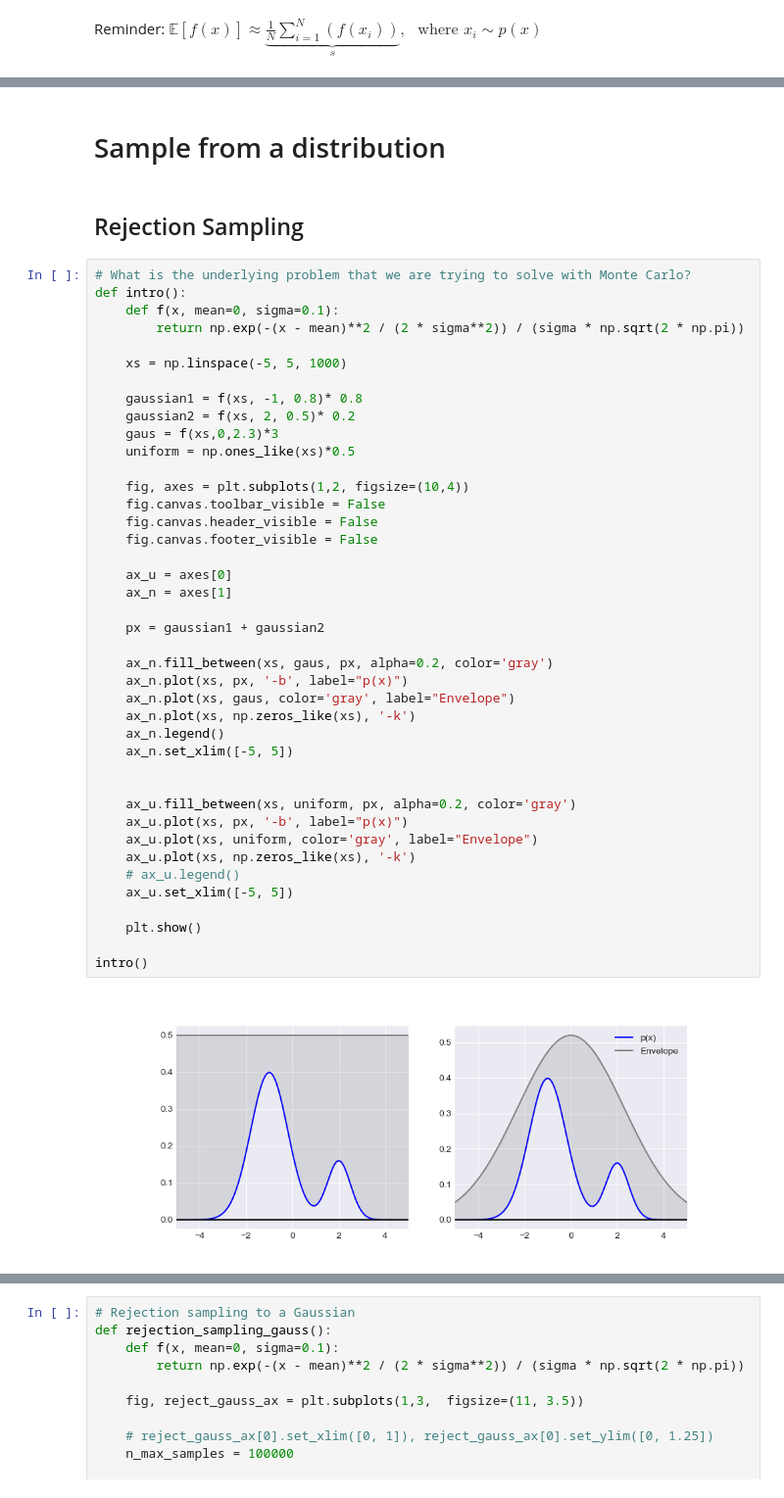
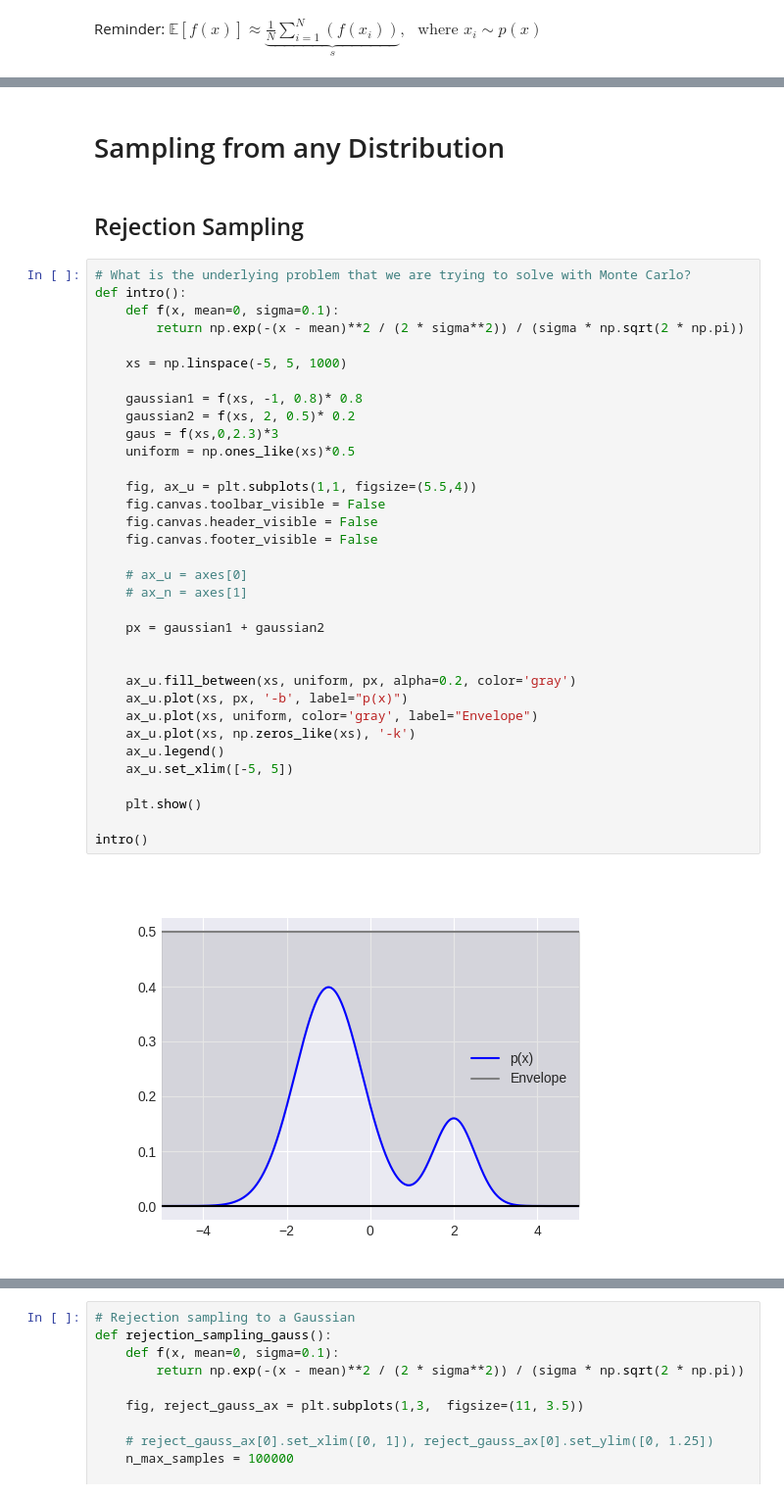
Before and after one commit to f-ilic/cib_seminar, a Jupyter notebook: overview.ipynb, the cells around one changed output, grey strips where cells are left out. Shown at 98% size. Drawn from its saved outputs; the diff is of its cells as text.

```diff
--- a/overview.ipynb
+++ b/overview.ipynb
@@ -244,48 +267,41 @@ interactive(children=(IntSlider(value=1, description='n', max=1000, min=1), IntS
 # %% [markdown]
-# Sample from a distribution
+# Sampling from any Distribution
 # %% [markdown]
 ## Rejection Sampling
 # %%
 # What is the underlying problem that we are trying to solve with Monte Carlo?
 def intro():
     def f(x, mean=0, sigma=0.1):
         return np.exp(-(x - mean)**2 / (2 * sigma**2)) / (sigma * np.sqrt(2 * np.pi))
 
     xs = np.linspace(-5, 5, 1000)
 
     gaussian1 = f(xs, -1, 0.8)* 0.8
     gaussian2 = f(xs, 2, 0.5)* 0.2
     gaus = f(xs,0,2.3)*3
     uniform = np.ones_like(xs)*0.5
 
-    fig, axes = plt.subplots(1,2, figsize=(10,4))
+    fig, ax_u = plt.subplots(1,1, figsize=(5.5,4))
     fig.canvas.toolbar_visible = False
     fig.canvas.header_visible = False
     fig.canvas.footer_visible = False
 
-    ax_u = axes[0]
-    ax_n = axes[1]
+    # ax_u = axes[0]
+    # ax_n = axes[1]
 
     px = gaussian1 + gaussian2
-
-    ax_n.fill_between(xs, gaus, px, alpha=0.2, color='gray')
-    ax_n.plot(xs, px, '-b', label="p(x)")
-    ax_n.plot(xs, gaus, color='gray', label="Envelope")
-    ax_n.plot(xs, np.zeros_like(xs), '-k')
-    ax_n.legend()
-    ax_n.set_xlim([-5, 5])
 
 
     ax_u.fill_between(xs, uniform, px, alpha=0.2, color='gray')
     ax_u.plot(xs, px, '-b', label="p(x)")
     ax_u.plot(xs, uniform, color='gray', label="Envelope")
     ax_u.plot(xs, np.zeros_like(xs), '-k')
-    # ax_u.legend()
+    ax_u.legend()
     ax_u.set_xlim([-5, 5])
 
     plt.show()
 
 intro()
 # %% [output]
-[figure, old version]
+[figure, new version]
 # %% [markdown]
```
Also changed, not shown: parts of 10 cells of this notebook.
